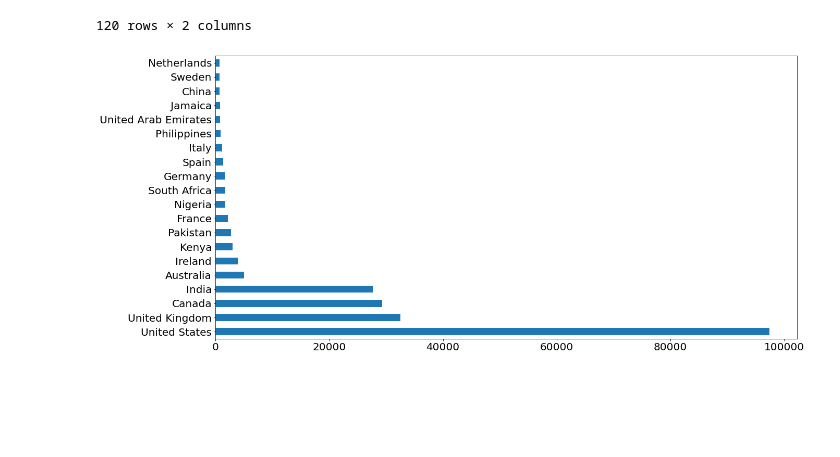
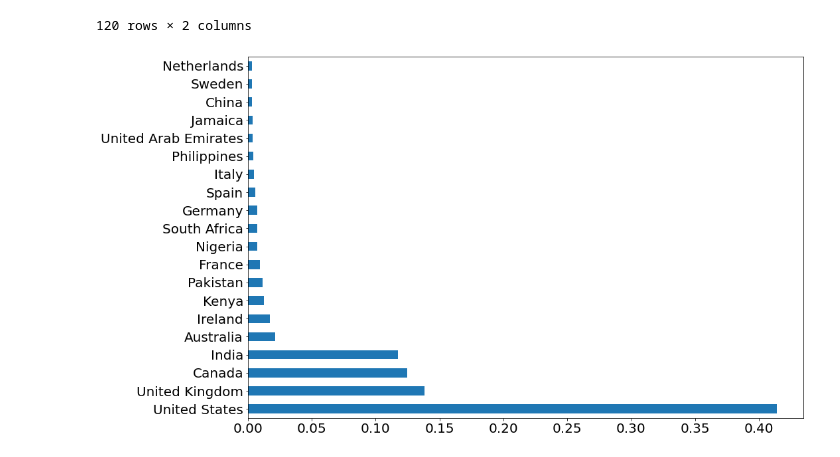
Before and after one commit to betty6you/TeamProject_group6, a Jupyter notebook: Vaccination_Country_Analysis.ipynb, the cells around one changed output. Cells and saved outputs as stored; diff of their text form; code cells hidden in the pictures; blank space fills up the shorter version.

```diff
--- a/Vaccination_Country_Analysis.ipynb
+++ b/Vaccination_Country_Analysis.ipynb
@@ -44,7 +44,7 @@ dataFrame
 # %%
 import matplotlib.pyplot as plt
 
-fig=data['Country'].value_counts(normalize=False)[:20].plot(kind='barh',fontsize=20,figsize=(20,10))
+fig=data['Country'].value_counts(normalize=True)[:20].plot(kind='barh',fontsize=20,figsize=(15,10))
 plt.savefig('country.png',dpi=300)
 # %% [output]
-[figure, old version]
+[figure, new version]
```
